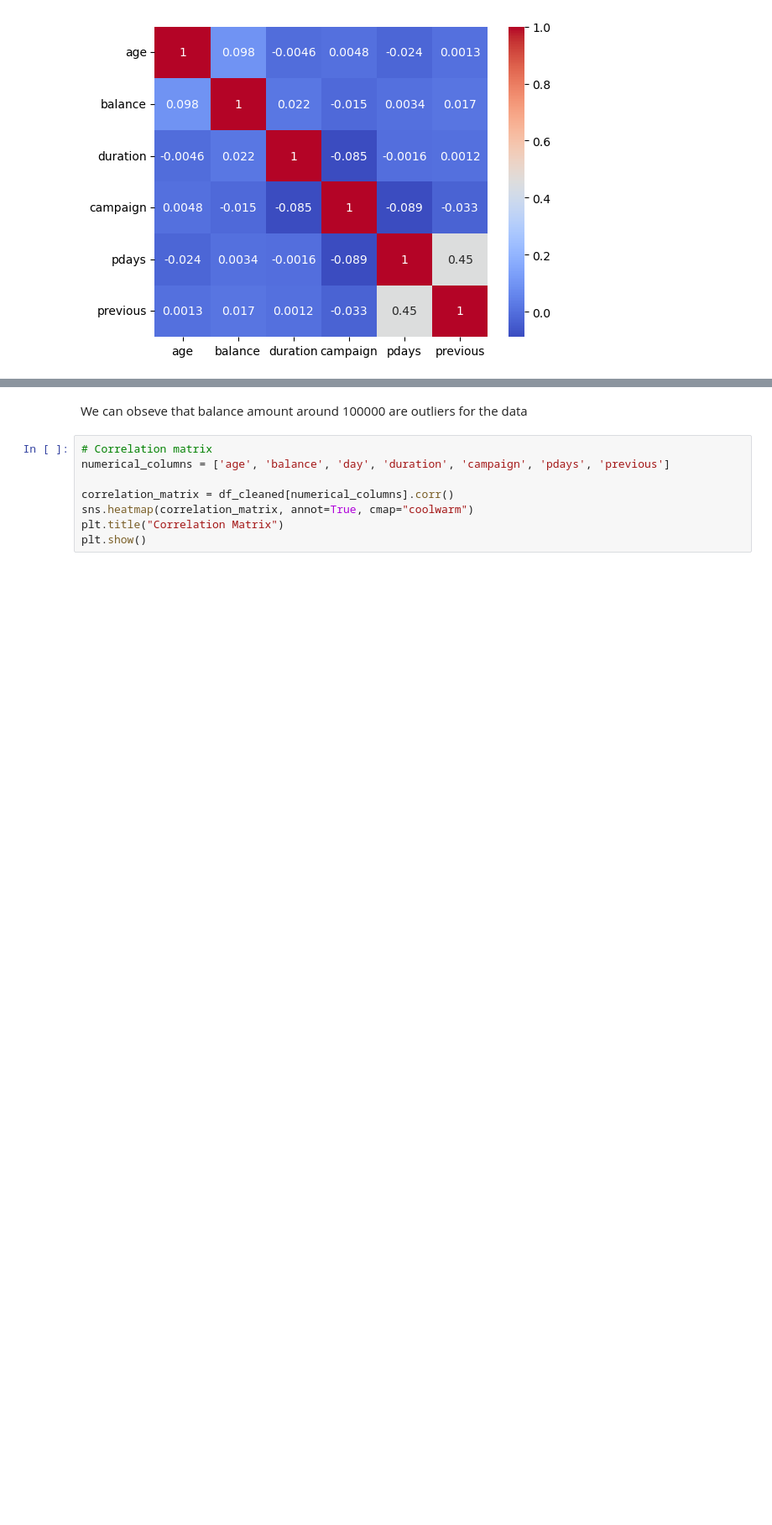
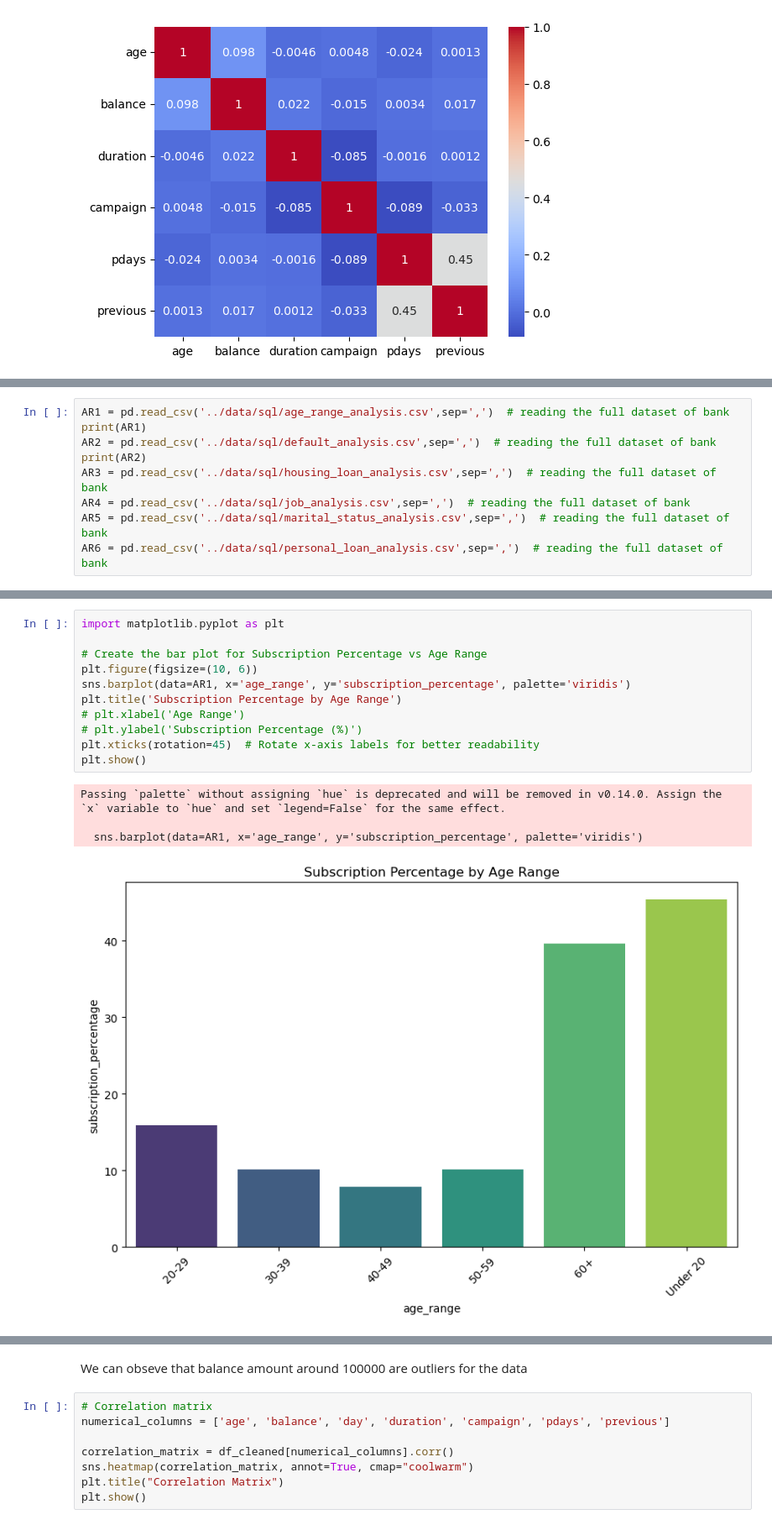
Before and after one commit to amirfarimani/DSI_Team_Project_Bank_Marketing, a Jupyter notebook: experiments/data_processing.ipynb, the cells around one changed output, grey strips where cells are left out. Shown at 84% size. Drawn from its saved outputs; the diff is of its cells as text; blank space fills up the shorter version.

```diff
--- a/experiments/data_processing.ipynb
+++ b/experiments/data_processing.ipynb
@@ -456,0 +435,9 @@ plt.show()
+# %%
+AR1 = pd.read_csv('../data/sql/age_range_analysis.csv',sep=',')  # reading the full dataset of bank
+print(AR1)
+AR2 = pd.read_csv('../data/sql/default_analysis.csv',sep=',')  # reading the full dataset of bank
+print(AR2)
+AR3 = pd.read_csv('../data/sql/housing_loan_analysis.csv',sep=',')  # reading the full dataset of bank
+AR4 = pd.read_csv('../data/sql/job_analysis.csv',sep=',')  # reading the full dataset of bank
+AR5 = pd.read_csv('../data/sql/marital_status_analysis.csv',sep=',')  # reading the full dataset of bank
+AR6 = pd.read_csv('../data/sql/personal_loan_analysis.csv',sep=',')  # reading the full dataset of bank
@@ -456,0 +471,16 @@ plt.show()
+# %%
+import matplotlib.pyplot as plt
+
+# Create the bar plot for Subscription Percentage vs Age Range
+plt.figure(figsize=(10, 6))
+sns.barplot(data=AR1, x='age_range', y='subscription_percentage', palette='viridis')
+plt.title('Subscription Percentage by Age Range')
+# plt.xlabel('Age Range')
+# plt.ylabel('Subscription Percentage (%)')
+plt.xticks(rotation=45)  # Rotate x-axis labels for better readability
+plt.show()
+# %% [output]
+Passing `palette` without assigning `hue` is deprecated and will be removed in v0.14.0. Assign the `x` variable to `hue` and set `legend=False` for the same effect.
+
+  sns.barplot(data=AR1, x='age_range', y='subscription_percentage', palette='viridis')
+[figure, added]
```
Also changed, not shown: parts of 30 cells of this notebook.
